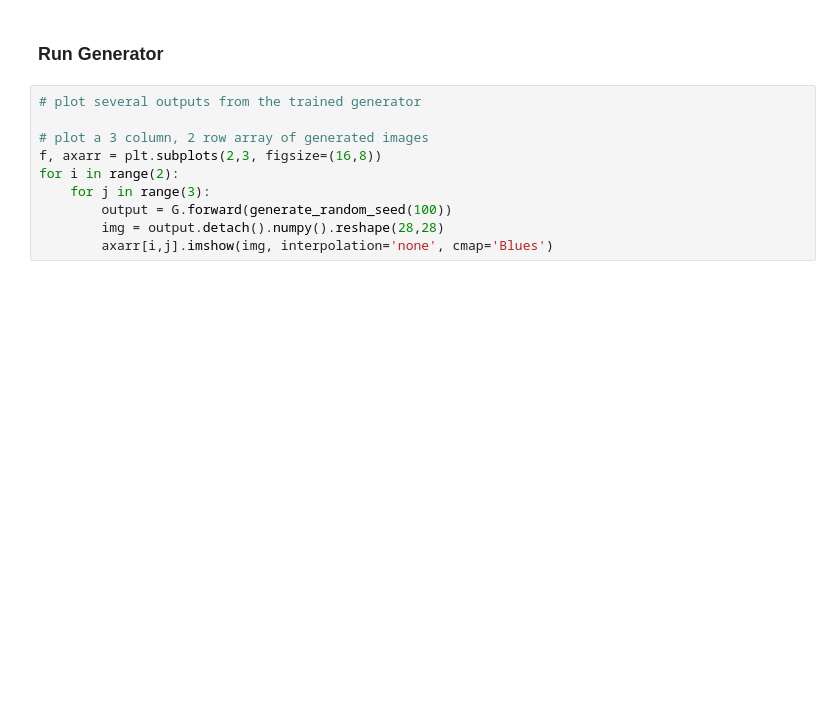
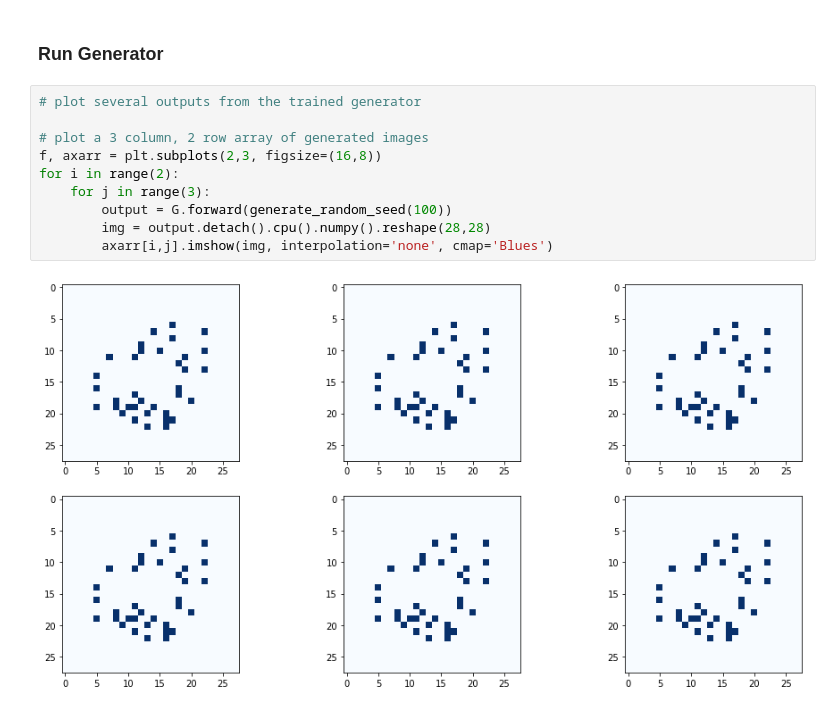
Before and after one commit to ximinng/Deep-Learning-in-Action, a Jupyter notebook: generative_adversarial_networks/gan_basic.ipynb, the cells around one changed output. Cells and saved outputs as stored; diff of their text form; blank space fills up the shorter version.

```diff
--- a/generative_adversarial_networks/gan_basic.ipynb
+++ b/generative_adversarial_networks/gan_basic.ipynb
@@ -345,10 +347,12 @@ G.plot_progress()
 # %%
 # plot several outputs from the trained generator
 
 # plot a 3 column, 2 row array of generated images
 f, axarr = plt.subplots(2,3, figsize=(16,8))
 for i in range(2):
     for j in range(3):
         output = G.forward(generate_random_seed(100))
-        img = output.detach().numpy().reshape(28,28)
+        img = output.detach().cpu().numpy().reshape(28,28)
         axarr[i,j].imshow(img, interpolation='none', cmap='Blues')
+# %% [output]
+[figure, added]
```
Also changed, not shown: parts of 4 cells of this notebook.
